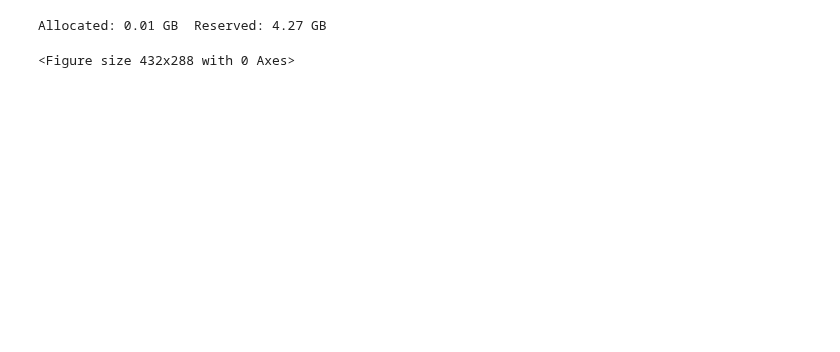
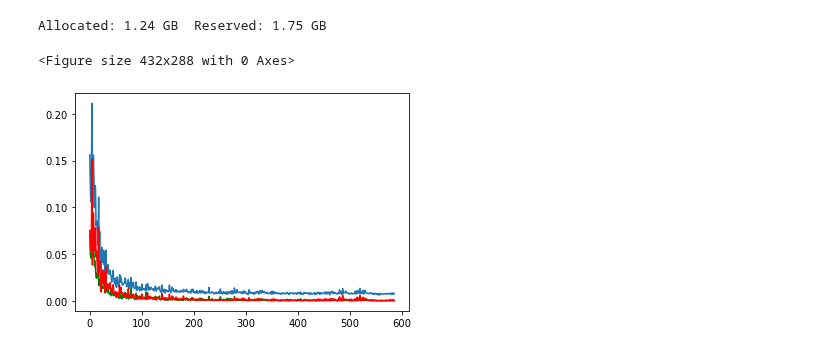
Before and after one commit to pzpzpzp1/wassflow, a Jupyter notebook: cnf-sinkhorn-demo.ipynb, the cells around one changed output. Drawn from its saved outputs; the diff is of its cells as text; code cells hidden in the pictures; blank space fills up the shorter version.

```diff
--- a/cnf-sinkhorn-demo.ipynb
+++ b/cnf-sinkhorn-demo.ipynb
@@ -82,12 +119,25 @@ model, losses, separate_losses, lrs, n_subs = learn_trajectory(z_target, my_loss
 # model = FfjordModel().to(device); model.load_state('models/state_start.tar'); # print(next(model.parameters()).is_cuda)
 # my_loss = 'sinkhorn_large_reg';
 myln = my_loss+'_0';
-st.save_trajectory(model,z_target[:,1:2000,:],myln, savedir='imgs', nsteps=100, memory=0.01, n=500,dpiv=400)
+st.save_trajectory(model,z_target[:,1:4000,:],myln, savedir='imgs', nsteps=10, memory=0.01, n=500,dpiv=400)
 st.gpu_usage()
 st.trajectory_to_video(myln, savedir='imgs', mp4_fn='transform.mp4')
 
 # integration_times = torch.linspace(0,z_target.shape[0]-1,2).to(device);
 # model(z_target[1,:,:], integration_times)
 # %% [output]
-Allocated: 0.01 GB  Reserved: 4.27 GB
+Allocated: 1.24 GB  Reserved: 1.75 GB
 <Figure size 432x288 with 0 Axes>
+# %%
+start=15;end=60000;
+plt.plot(losses[start:end]);
+plt.plot(separate_losses[0,start:end],'g');
+plt.plot(separate_losses[1,start:end],'r');
+# plt.plot(separate_losses[2,start:end]);
+# plt.plot(separate_losses[3,start:end]*.01,'r');
+# plt.plot(separate_losses[4,start:end]*10,'b');
+# plt.plot(separate_losses[5,start:end]);
+# plt.plot(separate_losses[6,start:end]);
+plt.savefig(os.path.join('./', f"viz_loss.jpg"),dpi=400);
+# %% [output]
+[figure, added]
```
Also changed, not shown: parts of 5 cells of this notebook, 4 other files.
